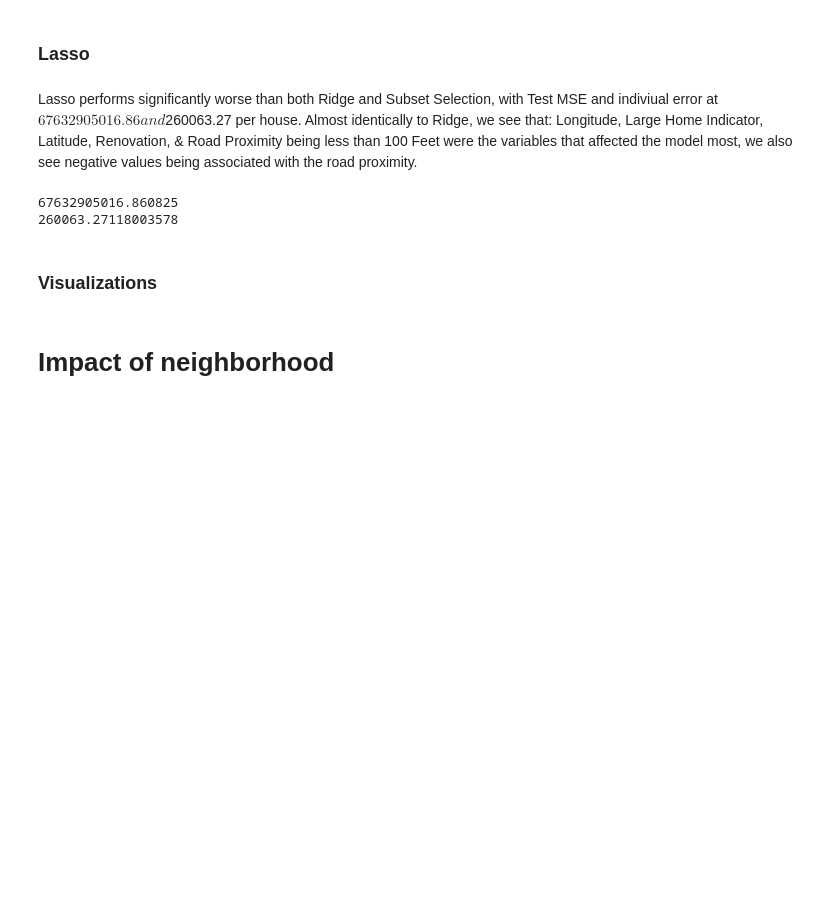
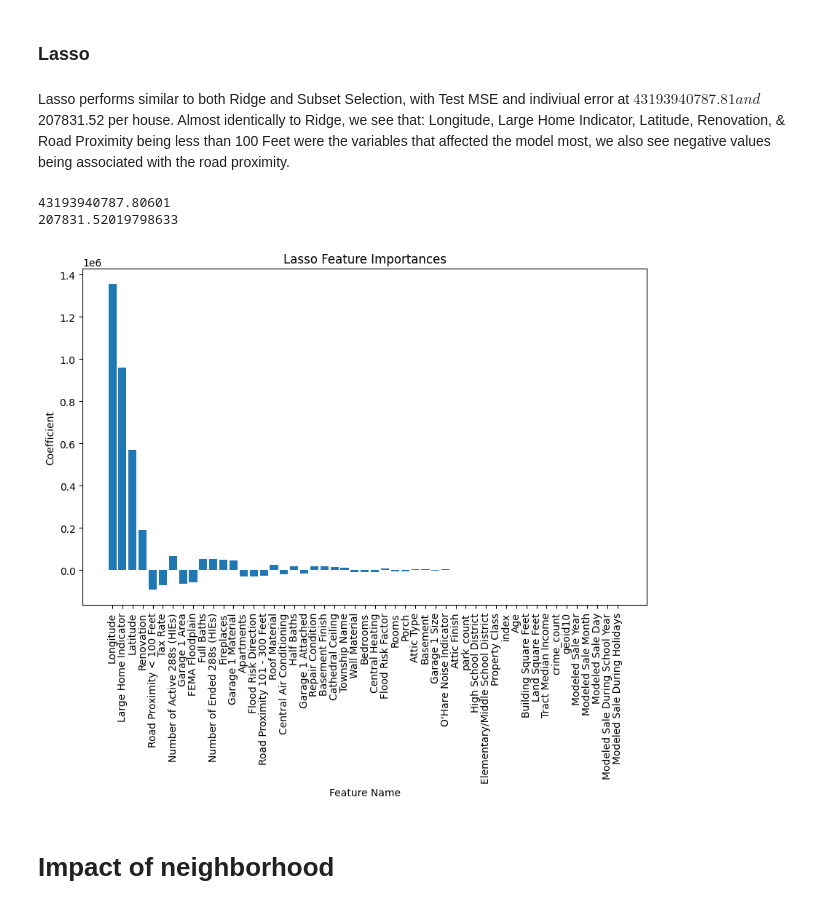
Before and after one commit to Bananamonkey011/ECON491FP, a Jupyter notebook: ECON491 Final Project.ipynb, the cells around one changed output. Drawn from its saved outputs; the diff is of its cells as text; code cells hidden in the pictures; blank space fills up the shorter version.

```diff
--- a/ECON491 Final Project.ipynb
+++ b/ECON491 Final Project.ipynb
@@ -379,30 +342,29 @@ plt.show()
 # %% [markdown]
 ### Lasso
 # %% [markdown]
-Lasso performs significantly worse than both Ridge and Subset Selection, with Test MSE and indiviual error at $67632905016.86 and $260063.27 per house. Almost identically to Ridge, we see that: Longitude, Large Home Indicator, Latitude, Renovation, & Road Proximity being less than 100 Feet were the variables that affected the model most, we also see negative values being associated with the road proximity.
+Lasso performs similar to both Ridge and Subset Selection, with Test MSE and indiviual error at $43193940787.81 and $207831.52 per house. Almost identically to Ridge, we see that: Longitude, Large Home Indicator, Latitude, Renovation, & Road Proximity being less than 100 Feet were the variables that affected the model most, we also see negative values being associated with the road proximity.
 # %%
-lm2 = lm.LassoCV(fit_intercept=True)
-lm2.fit(X_train, y_train)
-y_pred = lm2.predict(X_test)
+lm3 = lm.Lasso(fit_intercept=True)
+lm3.fit(X_train, y_train)
+y_pred = lm3.predict(X_test)
 mse = mean_squared_error(y_test, y_pred)
 print(mse)
 print(np.sqrt(mse))
 
-feature_importances = lm2.coef_
-feature_importances_dict = {col: coef for coef, col in zip(lm2.coef_, X_train.columns)}
+feature_importances = lm3.coef_
+feature_importances_dict = {col: coef for coef, col in zip(lm3.coef_, X_train.columns)}
 sorted_importances = sorted(feature_importances_dict.items(), key=lambda x: abs(x[1]), reverse=True)
 plt.figure(figsize=(10, 6))
 plt.bar([x[0] for x in sorted_importances], [x[1] for x in sorted_importances])
 plt.xlabel('Feature Name')
 plt.ylabel('Coefficient')
 plt.title('Lasso Feature Importances')
 plt.xticks(rotation=90)
 plt.show()
 # %% [output]
-67632905016.860825
-260063.27118003578
+43193940787.80601
+207831.52019798633
+[figure, added]
-# %% [markdown]
-### Visualizations
 # %% [markdown]
 # Impact of neighborhood
 # %% [markdown]
```
Also changed, not shown: parts of 8 cells of this notebook, 2 other files.
